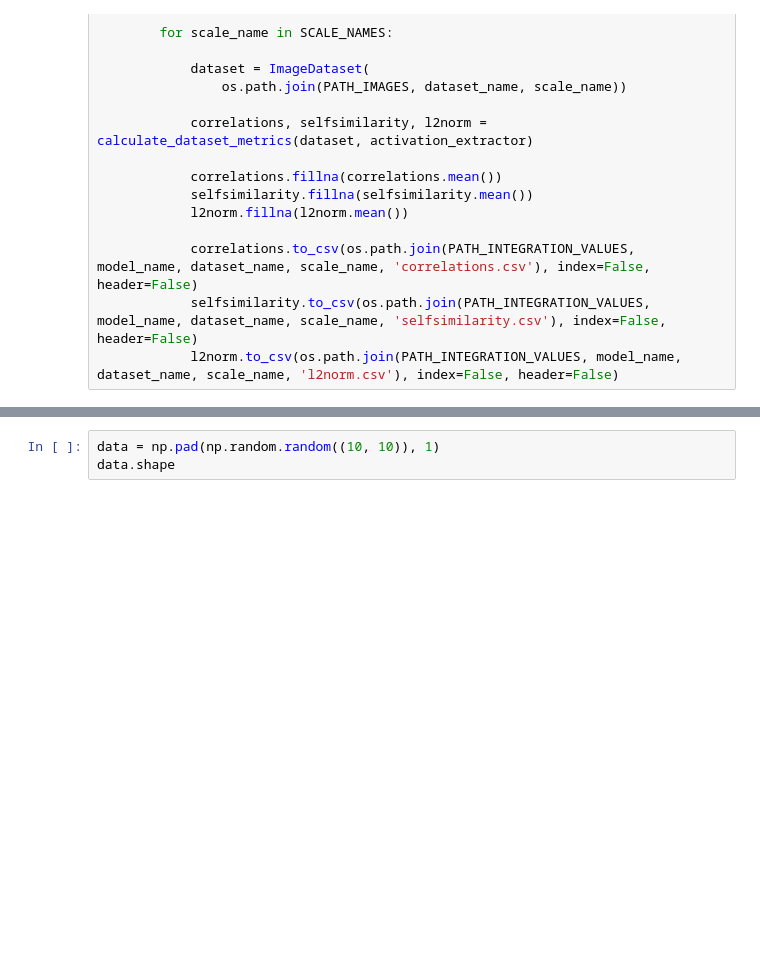
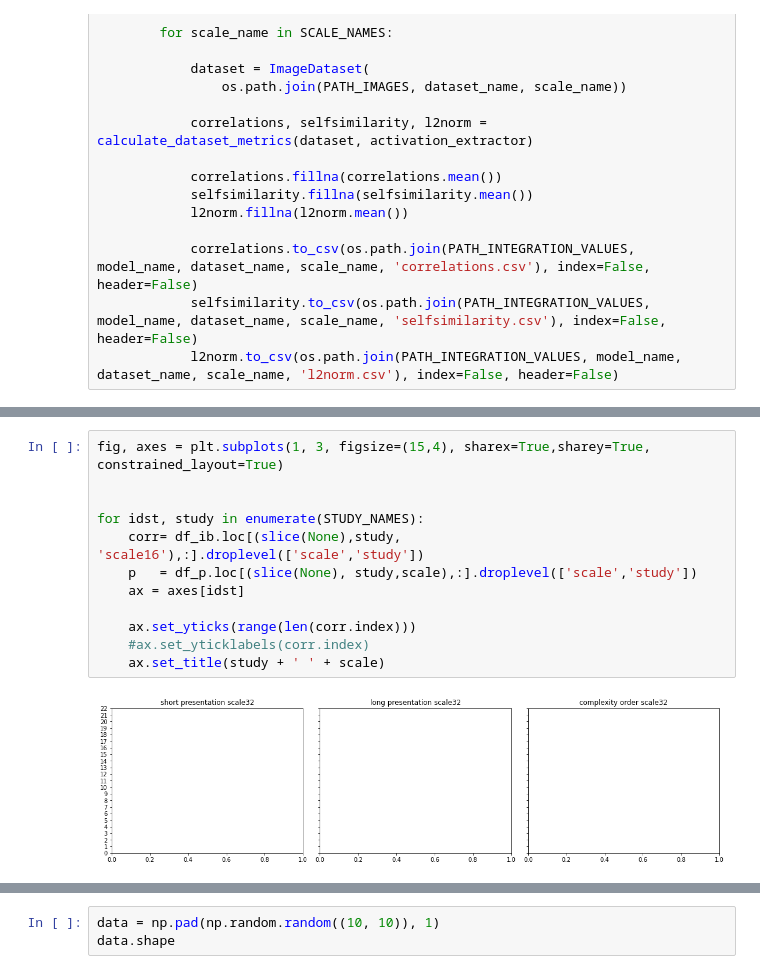
Before and after one commit to toniklenk/analysis-taskonomy, a Jupyter notebook: scripts/ibcorr analysis.ipynb, the cells around one changed output, grey strips where cells are left out. Saved outputs shown, nothing was run; the diff lists cells and outputs as text; blank space fills up the shorter version.

```diff
--- a/scripts/ibcorr analysis.ipynb
+++ b/scripts/ibcorr analysis.ipynb
@@ -281,0 +306,14 @@ plt.subplots_adjust(hspace=0.0, wspace=.005)
+# %%
+fig, axes = plt.subplots(1, 3, figsize=(15,4), sharex=True,sharey=True, constrained_layout=True)
+
+
+for idst, study in enumerate(STUDY_NAMES):
+    corr= df_ib.loc[(slice(None),study, 'scale16'),:].droplevel(['scale','study'])
+    p   = df_p.loc[(slice(None), study,scale),:].droplevel(['scale','study'])
+    ax = axes[idst]
+
+    ax.set_yticks(range(len(corr.index)))
+    #ax.set_yticklabels(corr.index)
+    ax.set_title(study + ' ' + scale)
+# %% [output]
+[figure, added]
```
Also changed, not shown: parts of 38 cells of this notebook, 5 other files.
